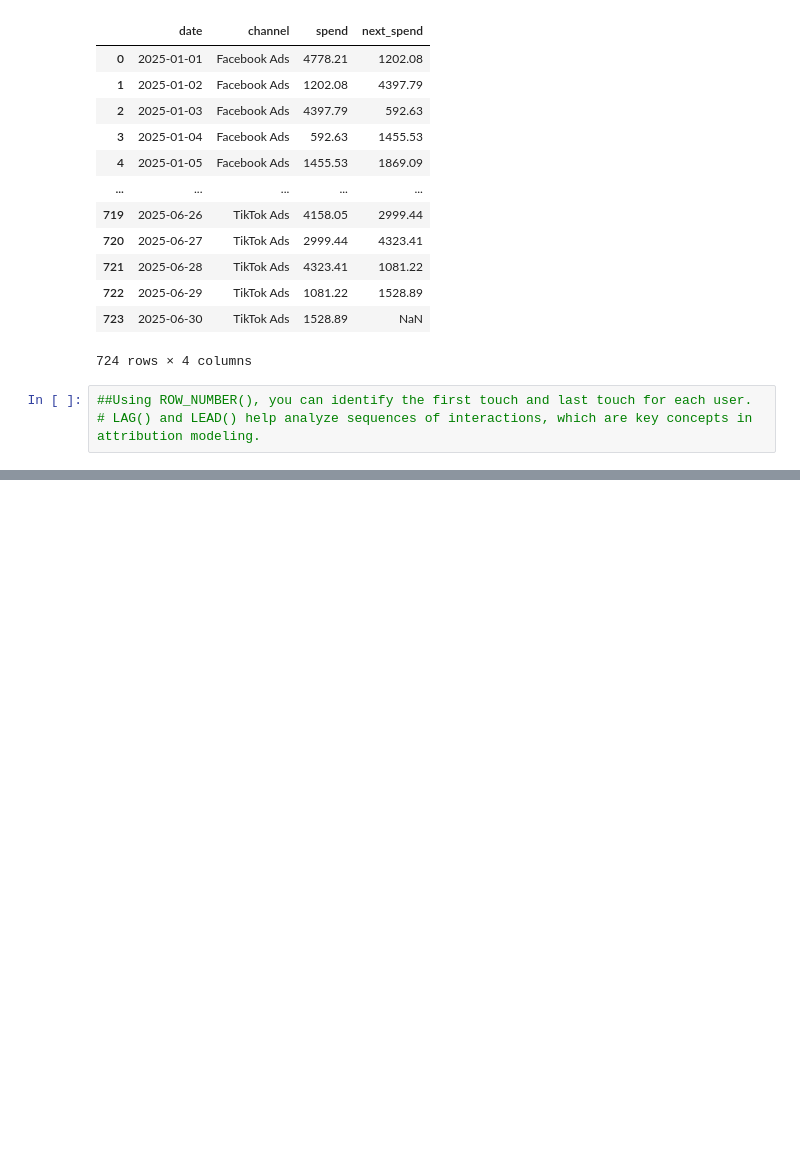
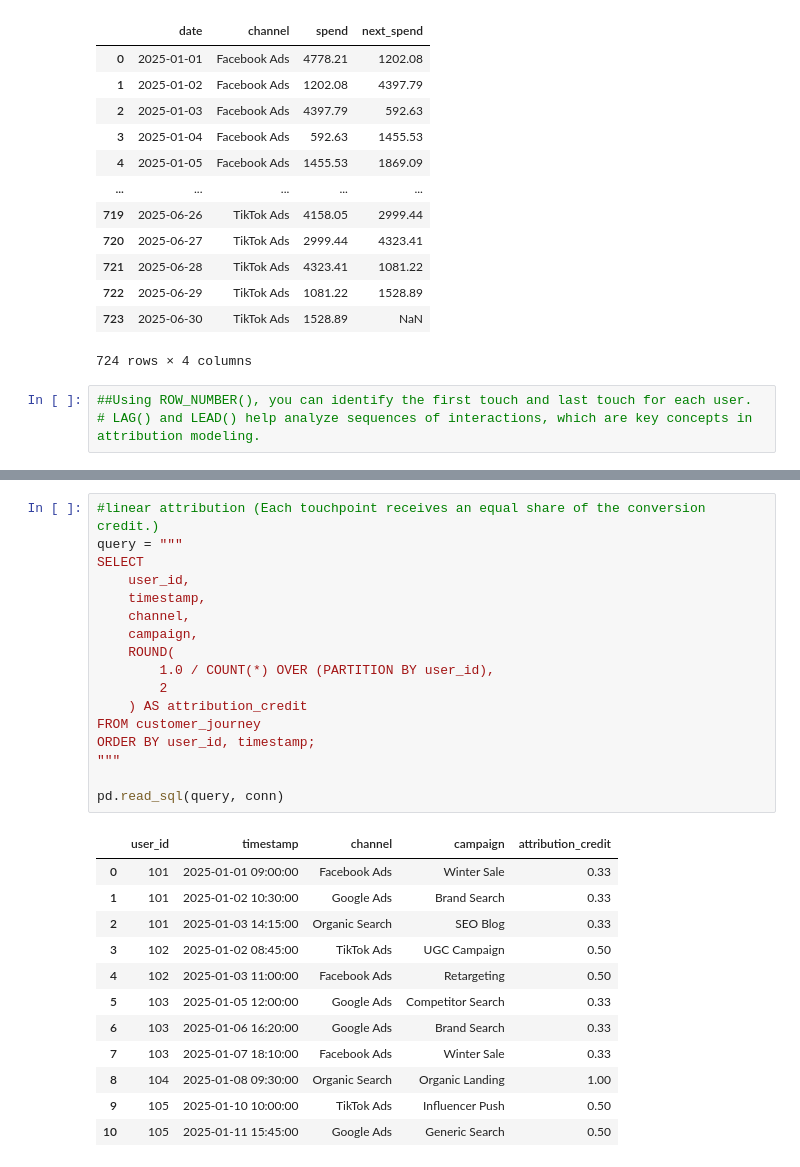
Before and after one commit to MarySabestine/Multi-Touch-Marketing-Attribution-ROI-Dashboard, a Jupyter notebook: notebook/SQL_Analysis.ipynb, the cells around one changed output, grey strips where cells are left out. Saved outputs shown, nothing was run; the diff lists cells and outputs as text; blank space fills up the shorter version.

```diff
--- a/notebook/SQL_Analysis.ipynb
+++ b/notebook/SQL_Analysis.ipynb
@@ -509,0 +648,30 @@ pd.read_sql(query, conn)
+# %%
+#linear attribution (Each touchpoint receives an equal share of the conversion credit.)
+query = """
+SELECT
+    user_id,
+    timestamp,
+    channel,
+    campaign,
+    ROUND(
+        1.0 / COUNT(*) OVER (PARTITION BY user_id),
+        2
+    ) AS attribution_credit
+FROM customer_journey
+ORDER BY user_id, timestamp;
+"""
+
+pd.read_sql(query, conn)
+# %% [output]
+|  | user_id | timestamp | channel | campaign | attribution_credit |
+| 0 | 101 | 2025-01-01 09:00:00 | Facebook Ads | Winter Sale | 0.33 |
+| 1 | 101 | 2025-01-02 10:30:00 | Google Ads | Brand Search | 0.33 |
+| 2 | 101 | 2025-01-03 14:15:00 | Organic Search | SEO Blog | 0.33 |
+| 3 | 102 | 2025-01-02 08:45:00 | TikTok Ads | UGC Campaign | 0.50 |
+| 4 | 102 | 2025-01-03 11:00:00 | Facebook Ads | Retargeting | 0.50 |
+| 5 | 103 | 2025-01-05 12:00:00 | Google Ads | Competitor Search | 0.33 |
+| 6 | 103 | 2025-01-06 16:20:00 | Google Ads | Brand Search | 0.33 |
+| 7 | 103 | 2025-01-07 18:10:00 | Facebook Ads | Winter Sale | 0.33 |
+| 8 | 104 | 2025-01-08 09:30:00 | Organic Search | Organic Landing | 1.00 |
+| 9 | 105 | 2025-01-10 10:00:00 | TikTok Ads | Influencer Push | 0.50 |
+| 10 | 105 | 2025-01-11 15:45:00 | Google Ads | Generic Search | 0.50 |
```
Also changed, not shown: parts of 7 cells of this notebook.
